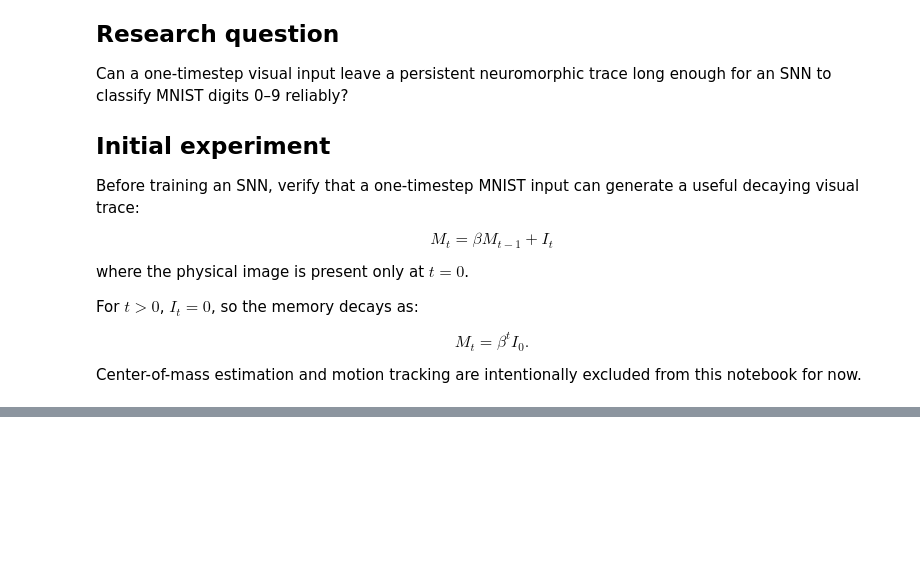
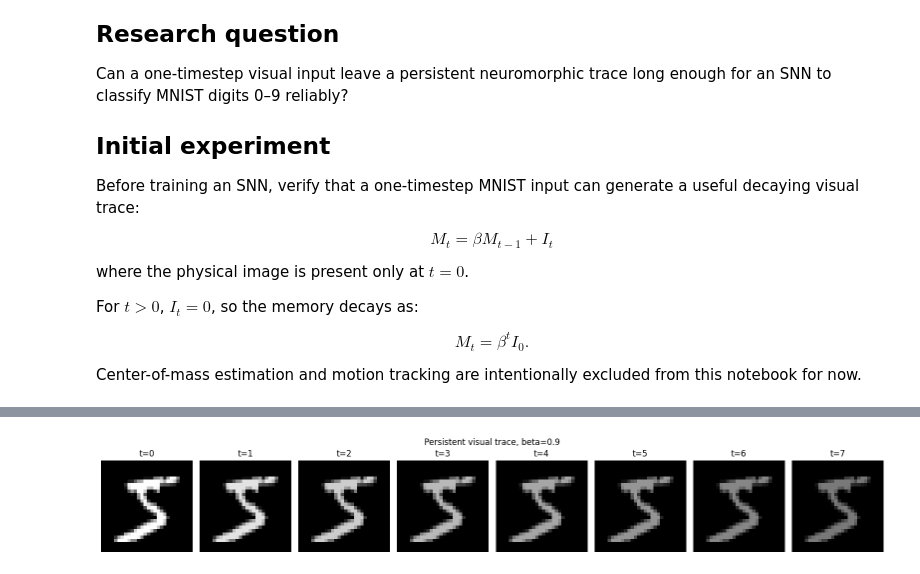
Before and after one commit to asolgan1/snn-moving-digit, a Jupyter notebook: notebooks/01_persistent_trace_classifier.ipynb, the cells around one changed output, grey strips where cells are left out. Saved outputs shown, nothing was run; the diff lists cells and outputs as text; code cells hidden in the pictures; blank space fills up the shorter version.

```diff
--- a/notebooks/01_persistent_trace_classifier.ipynb
+++ b/notebooks/01_persistent_trace_classifier.ipynb
@@ -48,0 +145,13 @@ ModuleNotFoundError: No module named '_lzma'
+# %%
+fig, axes = plt.subplots(1, num_steps, figsize=(16, 2.5))
+
+for t, ax in enumerate(axes):
+    ax.imshow(trace[t].squeeze(), cmap="gray", vmin=0, vmax=1)
+    ax.set_title(f"t={t}")
+    ax.axis("off")
+
+plt.suptitle(f"Persistent visual trace, beta={beta}")
+plt.tight_layout()
+plt.show()
+# %% [output]
+[figure, added]
```
Also changed, not shown: parts of 34 cells of this notebook.
